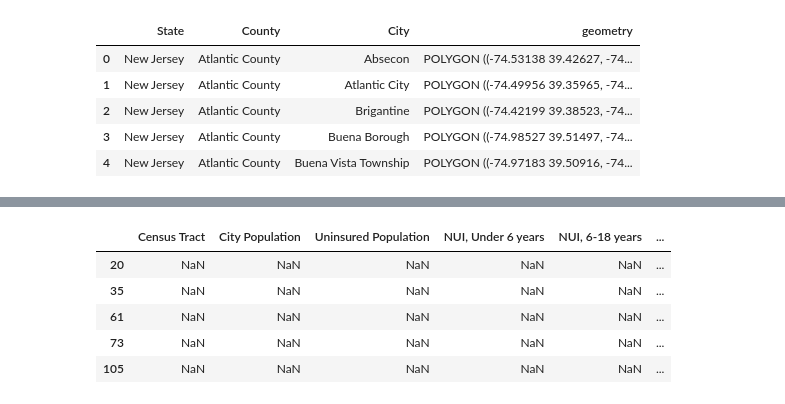
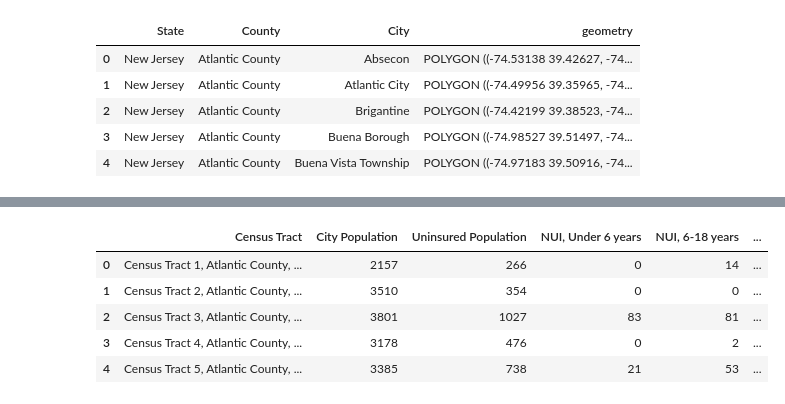
Before and after one commit to Myself1214/Pushing-P-Breakers, a Jupyter notebook: Code/Capstone_Project_ETL.ipynb, the cells around one changed output, grey strips where cells are left out. Drawn from its saved outputs; the diff is of its cells as text; code cells hidden in the pictures.

Commit message:
Revert "updatedNJ_Census_Tracts table to use right join to preserve counties with missing healthcare info"
This reverts commit 82a485e430d385fa724e09ce9aa4072af6ef1959.

```diff
--- a/Code/Capstone_Project_ETL.ipynb
+++ b/Code/Capstone_Project_ETL.ipynb
@@ -496,9 +496,6 @@ tract.head()
 | 3 | 34 | 029 | 715902 | 1400000US34029715902 | 34029715902 | 7159.02 | CT | 3377179 | 201835 | POLYGON ((-74.19763 40.04472, -74... |
 | 4 | 34 | 029 | 721000 | 1400000US34029721000 | 34029721000 | 7210 | CT | 2260503 | 240040 | POLYGON ((-74.33147 40.02096, -74... |
 # %%
-# Read in Tract Healthcare information
-import numpy as np
-
 col_dict = {'NAME':'Census Tract',
 'GEO_ID':'AFFGEOID',
 'S2701_C01_001E': 'City Population',
@@ -525,44 +522,42 @@ col_dict = {'NAME':'Census Tract',
 tract_h = pd.read_csv('/dbfs/mnt/pushing-p-breakers/NJ_Uninsured_by_Census_Tract.csv', low_memory=False)
 
 # Drop First Row
 tract_h.drop(0,inplace=True)
 
 # Rename columns
 tract_h = tract_h.rename(columns = col_dict)
 
 # Select Columns of interest
 tract_h = tract_h[['Census Tract','AFFGEOID','City Population','Uninsured Population','NUI, Under 6 years','NUI, 6-18 years', 'NUI, 19 to 25 years',
 'NUI, 26 to 34 years', 'NUI, 35 to 44 years','NUI, 45 to 54 years','NUI, 55 to 64 years','NUI, 65 years and older',
 'NUI, Men', 'NUI, Women','NUI, White','NUI, African American', 'NUI, American Indian & Alaska Native Population',
 'NUI, Asians', 'NUI, Native Hawaiians & Pacific Islanders Population']]
 
-# Merge based on AFFGEOID column (we need to use a 'right' join because some of the healthcare data for census tracts is missing but we need the county geometries)
-tract_info = tract_h.merge(tract,how='right',on='AFFGEOID')
+# Merge based on AFFGEOID column
+tract_info = tract_h.merge(tract,how='inner',on='AFFGEOID')
 
 # Convert to Geodataframe
 tract_info = gpd.GeoDataFrame(tract_info, geometry=tract_info['geometry'])
 
 # Convert columns to appropriate Datatypes
-
 tract_info[['City Population', 'Uninsured Population', 'NUI, Under 6 years', 'NUI, 6-18 years', 'NUI, 19 to 25 years','NUI, 26 to 34 years', 'NUI, 35 to 44 years', 'NUI, 45 to 54 years',
 'NUI, 55 to 64 years', 'NUI, 65 years and older', 'NUI, Men', 'NUI, Women','NUI, White','NUI, African American','NUI, American Indian & Alaska Native Population','NUI, Asians',
 'NUI, Native Hawaiians & Pacific Islanders Population']] = tract_info[['City Population', 'Uninsured Population', 'NUI, Under 6 years', 'NUI, 6-18 years', 'NUI, 19 to 25 years','NUI, 26 to 34 years', 'NUI, 35 to 44 years', 'NUI, 45 to 54 years',
 'NUI, 55 to 64 years', 'NUI, 65 years and older', 'NUI, Men', 'NUI, Women','NUI, White','NUI, African American','NUI, American Indian & Alaska Native Population','NUI, Asians',
-'NUI, Native Hawaiians & Pacific Islanders Population']].fillna(-1).astype(int).replace(-1, np.nan) # if we try to convert to an int with null values it gives an error
+'NUI, Native Hawaiians & Pacific Islanders Population']].astype(int)
 
 # Drop unnecessary columns
 tract_info.drop(['AFFGEOID', 'GEOID', 'NAME', 'LSAD', 'ALAND', 'AWATER','STATEFP','COUNTYFP','TRACTCE'],axis=1,inplace=True)
 
-# Just to show what I mean. There are polygons with null healthcare values. We need to use a right join to preserve these polygons
-tract_info[tract_info['Uninsured Population'].isna()].head()
+tract_info.head()
 # %% [output]
 [interactive output not drawn]
 |  | Census Tract | City Population | Uninsured Population | NUI, Under 6 years | NUI, 6-18 years | ... |
-| 20 | NaN | NaN | NaN | NaN | NaN | ... |
-| 35 | NaN | NaN | NaN | NaN | NaN | ... |
-| 61 | NaN | NaN | NaN | NaN | NaN | ... |
-| 73 | NaN | NaN | NaN | NaN | NaN | ... |
-| 105 | NaN | NaN | NaN | NaN | NaN | ... |
+| 0 | Census Tract 1, Atlantic County, ... | 2157 | 266 | 0 | 14 | ... |
+| 1 | Census Tract 2, Atlantic County, ... | 3510 | 354 | 0 | 0 | ... |
+| 2 | Census Tract 3, Atlantic County, ... | 3801 | 1027 | 83 | 81 | ... |
+| 3 | Census Tract 4, Atlantic County, ... | 3178 | 476 | 0 | 2 | ... |
+| 4 | Census Tract 5, Atlantic County, ... | 3385 | 738 | 21 | 53 | ... |
 # %%
 # Get SAHIE (Small Area Health Insurance Estimate) Data
 
```
Also changed, not shown: parts of 2 cells of this notebook.
